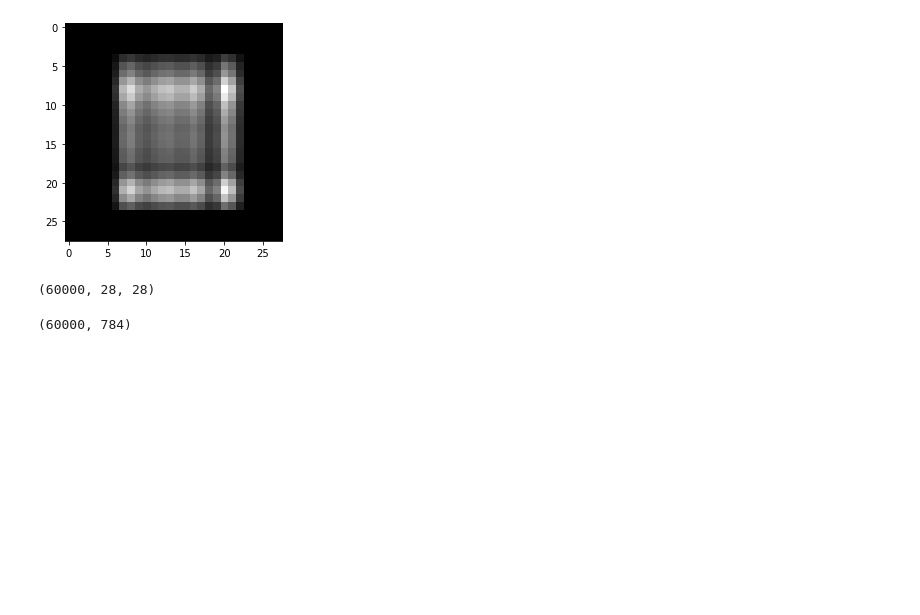
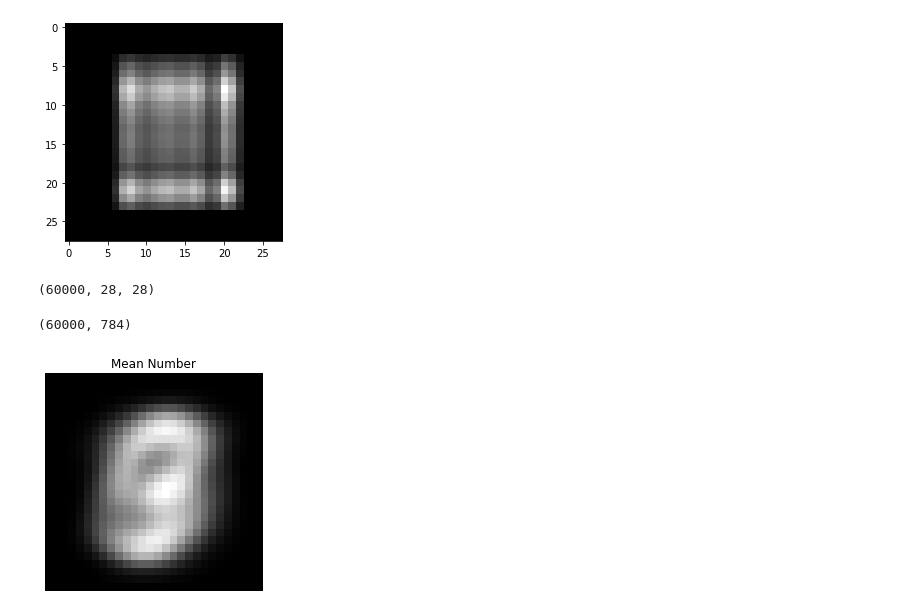
Before and after one commit to Mengxue12/Maching_Learning, a Jupyter notebook: lab02/ml02-exercise.ipynb, the cells around one changed output. Cells and saved outputs as stored; diff of their text form; code cells hidden in the pictures; blank space fills up the shorter version.

Commit message:
building visualization

```diff
--- a/lab02/ml02-exercise.ipynb
+++ b/lab02/ml02-exercise.ipynb
@@ -90,3 +90,11 @@ for i, row in enumerate(train_X):
 print(X.shape)
 # %% [output]
 (60000, 784)
+# %%
+mean_num = X.mean(axis=0)
+plt.imshow(np.reshape(mean_num, (h,w)), cmap=plt.cm.gray)
+plt.title("Mean Number")
+plt.axis('off')
+plt.show()
+# %% [output]
+[figure, added]
```
Also changed, not shown: parts of 8 cells of this notebook.
